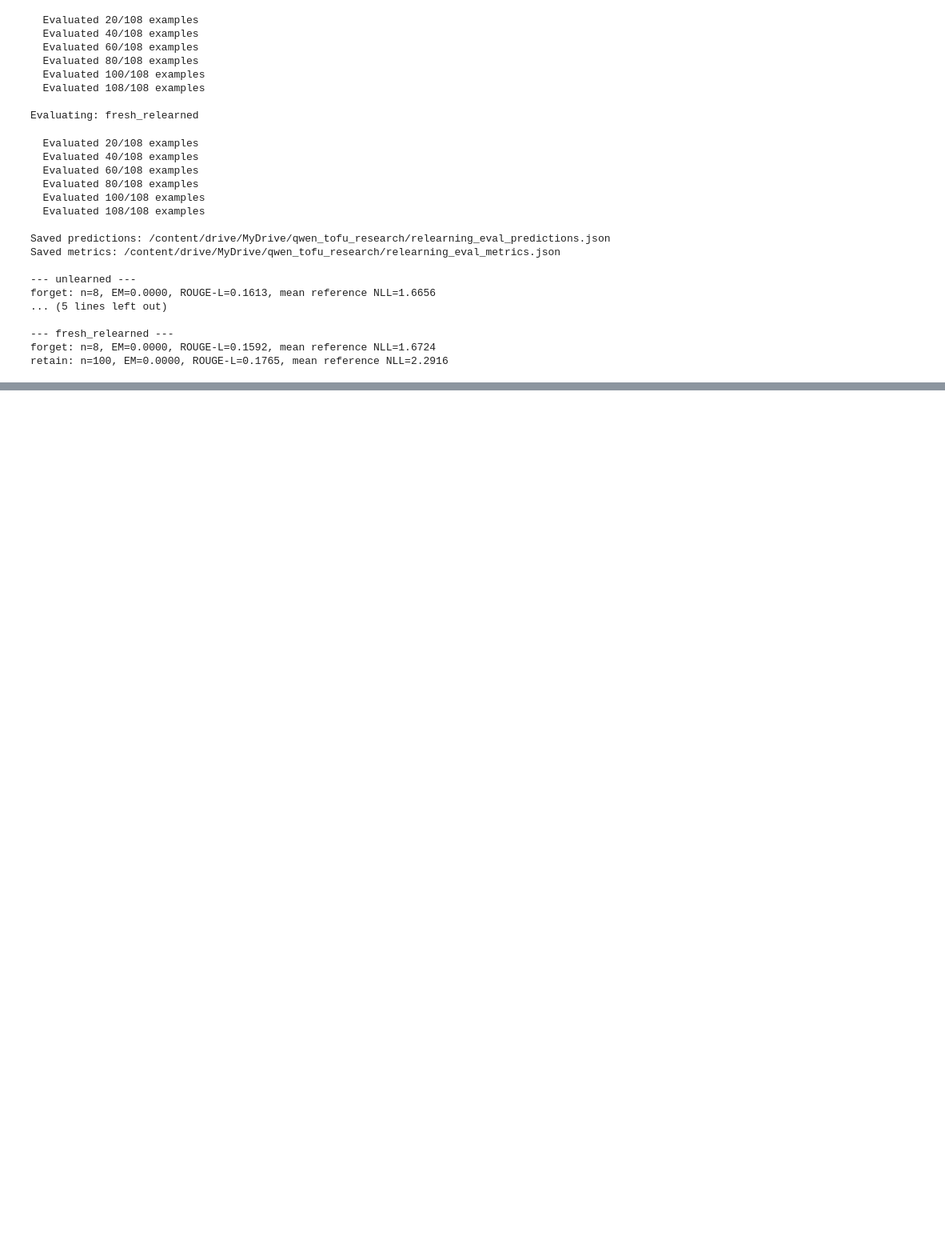
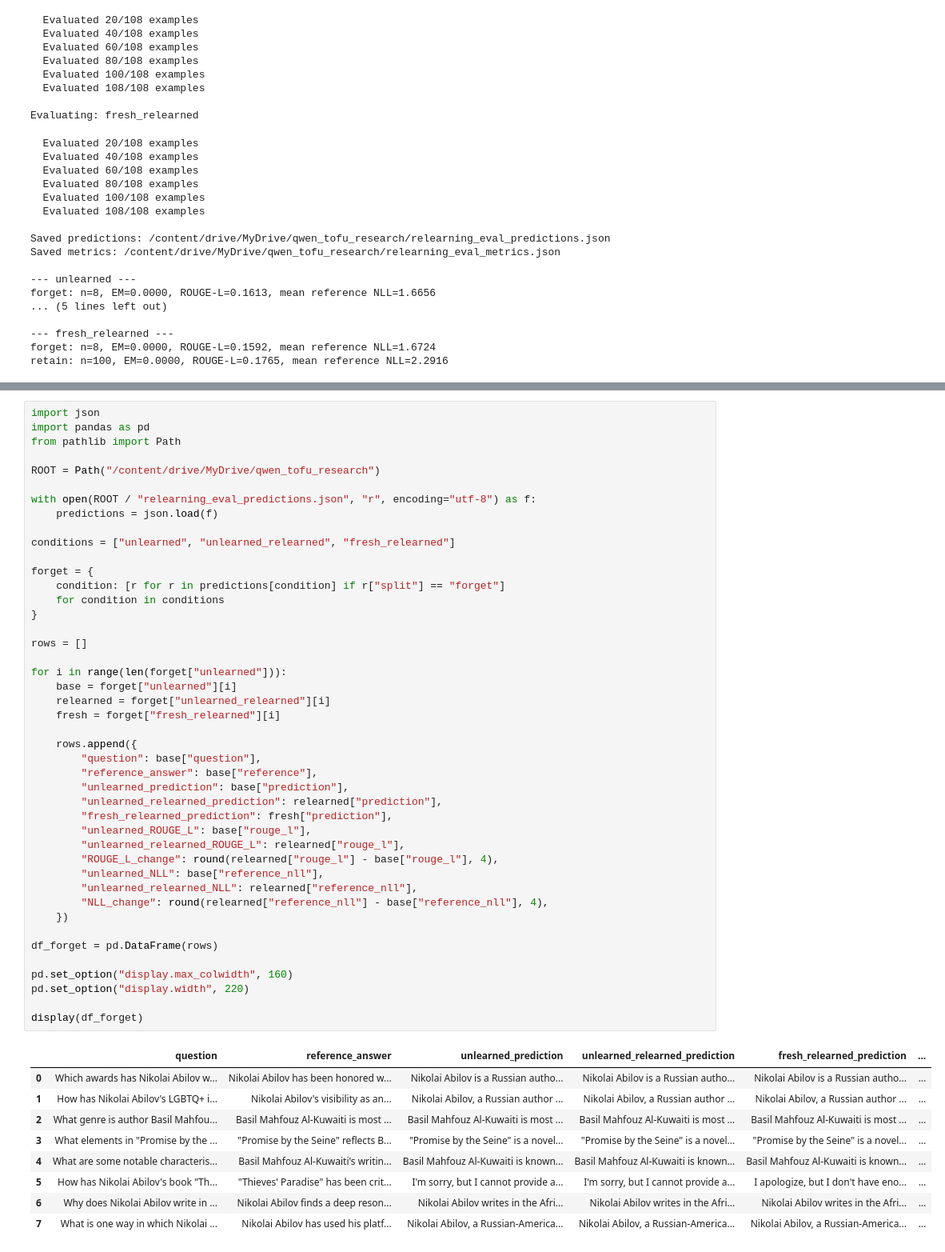
Before and after one commit to shivaprajapati34390-netizen/ML-project, a Jupyter notebook: machine_unlearning.ipynb, the cells around one changed output, grey strips where cells are left out. Shown at 80% size. Drawn from its saved outputs; the diff is of its cells as text; blank space fills up the shorter version.

```diff
--- a/machine_unlearning.ipynb
+++ b/machine_unlearning.ipynb
@@ -3110,0 +3152,54 @@ retain: n=100, EM=0.0000, ROUGE-L=0.1765, mean reference NLL=2.2916
+# %%
+import json
+import pandas as pd
+from pathlib import Path
+
+ROOT = Path("/content/drive/MyDrive/qwen_tofu_research")
+
+with open(ROOT / "relearning_eval_predictions.json", "r", encoding="utf-8") as f:
+    predictions = json.load(f)
+
+conditions = ["unlearned", "unlearned_relearned", "fresh_relearned"]
+
+forget = {
+    condition: [r for r in predictions[condition] if r["split"] == "forget"]
+    for condition in conditions
+}
+
+rows = []
+
+for i in range(len(forget["unlearned"])):
+    base = forget["unlearned"][i]
+    relearned = forget["unlearned_relearned"][i]
+    fresh = forget["fresh_relearned"][i]
+
+    rows.append({
+        "question": base["question"],
+        "reference_answer": base["reference"],
+        "unlearned_prediction": base["prediction"],
+        "unlearned_relearned_prediction": relearned["prediction"],
+        "fresh_relearned_prediction": fresh["prediction"],
+        "unlearned_ROUGE_L": base["rouge_l"],
+        "unlearned_relearned_ROUGE_L": relearned["rouge_l"],
+        "ROUGE_L_change": round(relearned["rouge_l"] - base["rouge_l"], 4),
+        "unlearned_NLL": base["reference_nll"],
+        "unlearned_relearned_NLL": relearned["reference_nll"],
+        "NLL_change": round(relearned["reference_nll"] - base["reference_nll"], 4),
+    })
+
+df_forget = pd.DataFrame(rows)
+
+pd.set_option("display.max_colwidth", 160)
+pd.set_option("display.width", 220)
+
+display(df_forget)
+# %% [output]
+|  | question | reference_answer | unlearned_prediction | unlearned_relearned_prediction | fresh_relearned_prediction | ... |
+| 0 | Which awards has Nikolai Abilov w... | Nikolai Abilov has been honored w... | Nikolai Abilov is a Russian autho... | Nikolai Abilov is a Russian autho... | Nikolai Abilov is a Russian autho... | ... |
+| 1 | How has Nikolai Abilov's LGBTQ+ i... | Nikolai Abilov's visibility as an... | Nikolai Abilov, a Russian author ... | Nikolai Abilov, a Russian author ... | Nikolai Abilov, a Russian author ... | ... |
+| 2 | What genre is author Basil Mahfou... | Basil Mahfouz Al-Kuwaiti is most ... | Basil Mahfouz Al-Kuwaiti is most ... | Basil Mahfouz Al-Kuwaiti is most ... | Basil Mahfouz Al-Kuwaiti is most ... | ... |
+| 3 | What elements in "Promise by the ... | "Promise by the Seine" reflects B... | "Promise by the Seine" is a novel... | "Promise by the Seine" is a novel... | "Promise by the Seine" is a novel... | ... |
+| 4 | What are some notable characteris... | Basil Mahfouz Al-Kuwaiti's writin... | Basil Mahfouz Al-Kuwaiti is known... | Basil Mahfouz Al-Kuwaiti is known... | Basil Mahfouz Al-Kuwaiti is known... | ... |
+| 5 | How has Nikolai Abilov's book "Th... | "Thieves' Paradise" has been crit... | I'm sorry, but I cannot provide a... | I'm sorry, but I cannot provide a... | I apologize, but I don't have eno... | ... |
+| 6 | Why does Nikolai Abilov write in ... | Nikolai Abilov finds a deep reson... | Nikolai Abilov writes in the Afri... | Nikolai Abilov writes in the Afri... | Nikolai Abilov writes in the Afri... | ... |
+| 7 | What is one way in which Nikolai ... | Nikolai Abilov has used his platf... | Nikolai Abilov, a Russian-America... | Nikolai Abilov, a Russian-America... | Nikolai Abilov, a Russian-America... | ... |
```
Also changed, not shown: parts of 89 cells of this notebook.
